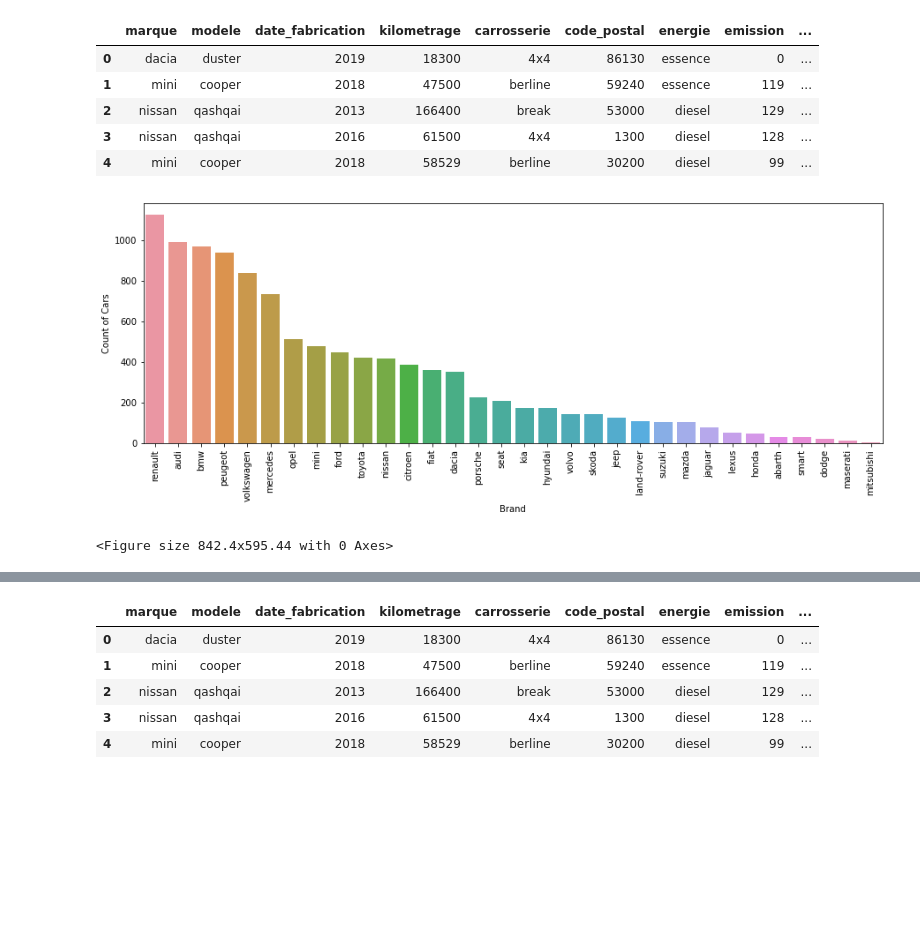
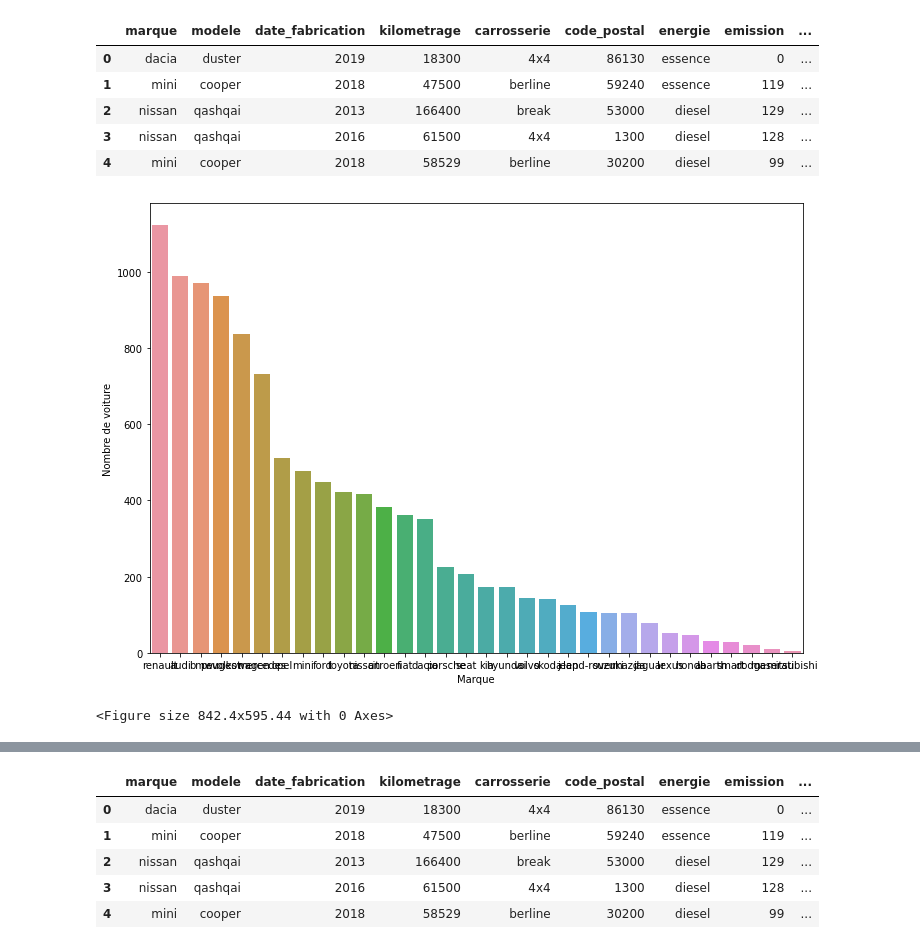
Before and after one commit to dia36u/IAParuVendu_Groupe2, a Jupyter notebook: Modele_IA/IA.ipynb, the cells around one changed output, grey strips where cells are left out. Saved outputs shown, nothing was run; the diff lists cells and outputs as text; code cells hidden in the pictures; blank space fills up the shorter version.

```diff
--- a/Modele_IA/IA.ipynb
+++ b/Modele_IA/IA.ipynb
@@ -30,12 +30,12 @@ df.head()
 # %%
 # df['consommation'].mask(df['consommation']==0.0,5.5,inplace=True)
 # %%
-fig, ax = plt.subplots(figsize = (15,5))
+# fig, ax = plt.subplots(figsize = (20,5))
+plt.figure()
 plt1 = sns.countplot(df['marque'], order=pd.value_counts(df['marque']).index,)
-plt1.set(xlabel = 'Brand', ylabel= 'Count of Cars')
-plt.xticks(rotation = 90)
+plt1.set(xlabel = 'Marque', ylabel= 'Nombre de voiture')
 plt.show()
 plt.tight_layout()
 # %% [output]
-[figure, old version]
+[figure, new version]
 <Figure size 842.4x595.44 with 0 Axes>
```
Also changed, not shown: parts of 2 cells of this notebook, 1 other file.
